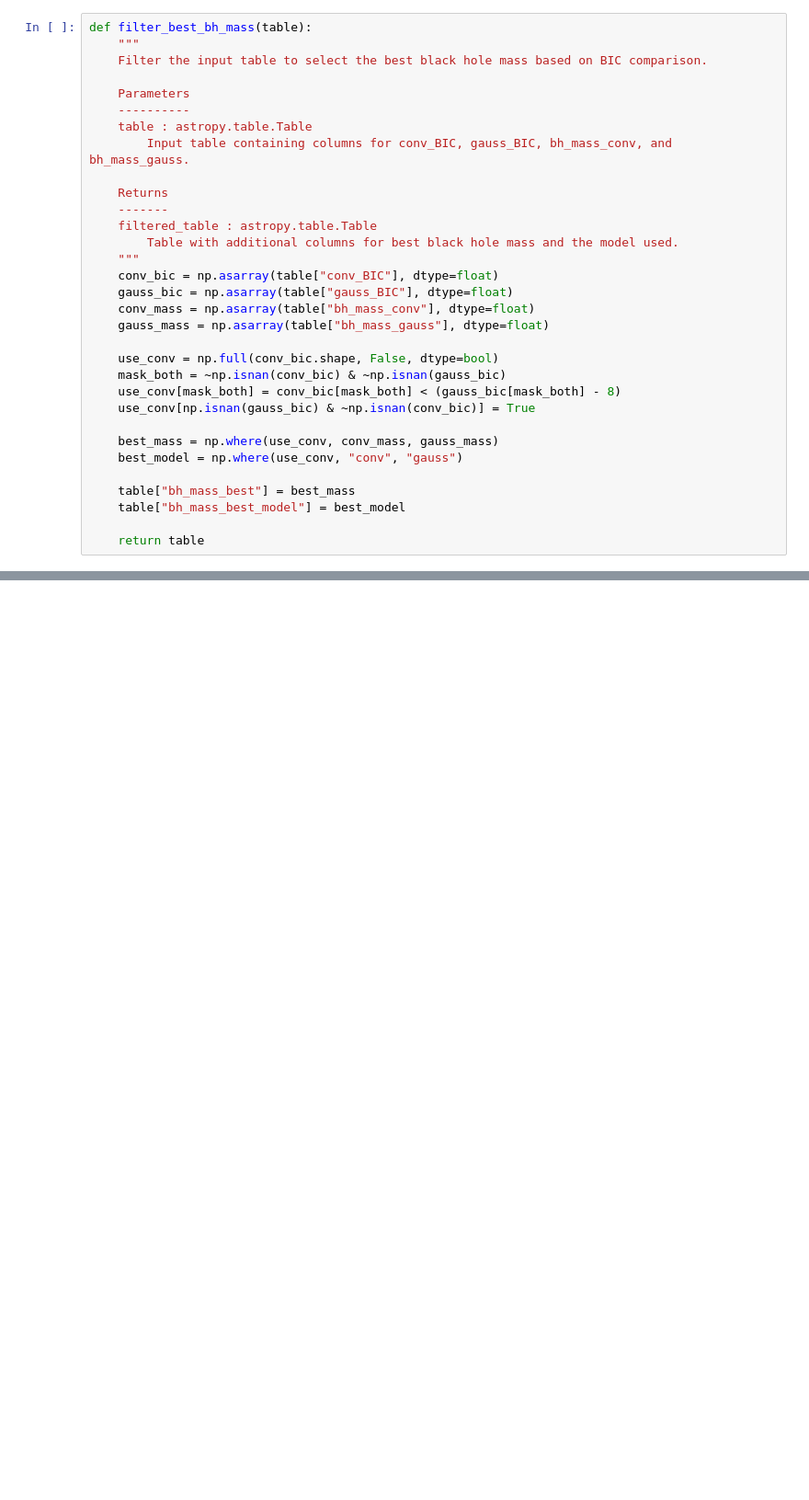
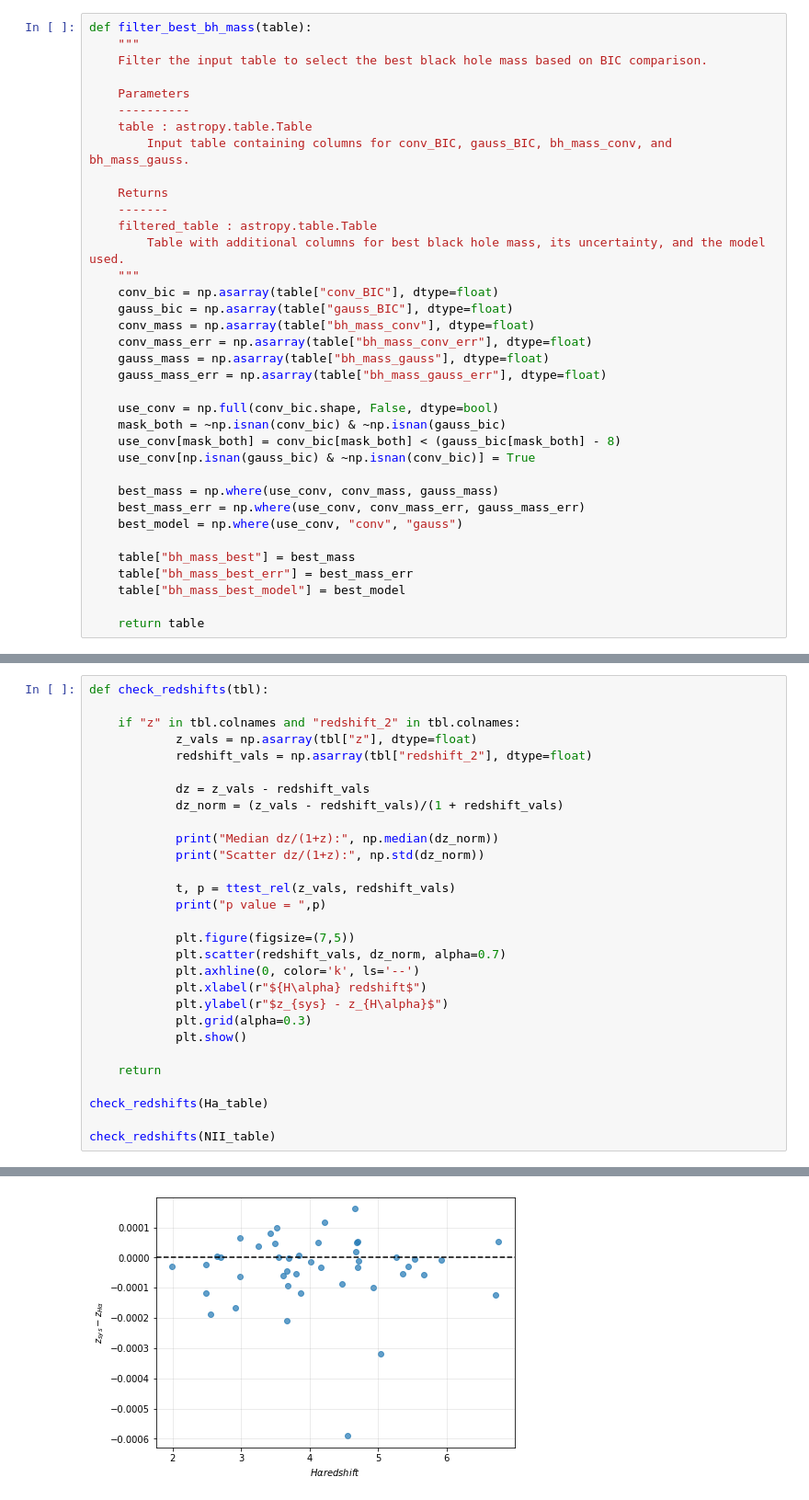
Before and after one commit to a-tg161/Summer_project, a Jupyter notebook: open_data.ipynb, the cells around one changed output, grey strips where cells are left out. Shown at 92% size. Saved outputs shown, nothing was run; the diff lists cells and outputs as text; blank space fills up the shorter version.

Commit message:
New tables and also cutout code in progress

```diff
--- a/open_data.ipynb
+++ b/open_data.ipynb
@@ -29,12 +31,14 @@ def filter_best_bh_mass(table):
     Returns
     -------
     filtered_table : astropy.table.Table
-        Table with additional columns for best black hole mass and the model used.
+        Table with additional columns for best black hole mass, its uncertainty, and the model used.
     """
     conv_bic = np.asarray(table["conv_BIC"], dtype=float)
     gauss_bic = np.asarray(table["gauss_BIC"], dtype=float)
     conv_mass = np.asarray(table["bh_mass_conv"], dtype=float)
+    conv_mass_err = np.asarray(table["bh_mass_conv_err"], dtype=float)
     gauss_mass = np.asarray(table["bh_mass_gauss"], dtype=float)
+    gauss_mass_err = np.asarray(table["bh_mass_gauss_err"], dtype=float)
 
     use_conv = np.full(conv_bic.shape, False, dtype=bool)
     mask_both = ~np.isnan(conv_bic) & ~np.isnan(gauss_bic)
@@ -42,9 +46,11 @@ def filter_best_bh_mass(table):
     use_conv[np.isnan(gauss_bic) & ~np.isnan(conv_bic)] = True
 
     best_mass = np.where(use_conv, conv_mass, gauss_mass)
+    best_mass_err = np.where(use_conv, conv_mass_err, gauss_mass_err)
     best_model = np.where(use_conv, "conv", "gauss")
 
     table["bh_mass_best"] = best_mass
+    table["bh_mass_best_err"] = best_mass_err
     table["bh_mass_best_model"] = best_model
 
     return table
@@ -147,0 +160,30 @@ Columns:
+# %%
+def check_redshifts(tbl):
+
+    if "z" in tbl.colnames and "redshift_2" in tbl.colnames:
+            z_vals = np.asarray(tbl["z"], dtype=float)
+            redshift_vals = np.asarray(tbl["redshift_2"], dtype=float)
+
+            dz = z_vals - redshift_vals
+            dz_norm = (z_vals - redshift_vals)/(1 + redshift_vals)
+
+            print("Median dz/(1+z):", np.median(dz_norm))
+            print("Scatter dz/(1+z):", np.std(dz_norm))
+
+            t, p = ttest_rel(z_vals, redshift_vals)
+            print("p value = ",p)
+
+            plt.figure(figsize=(7,5))
+            plt.scatter(redshift_vals, dz_norm, alpha=0.7)
+            plt.axhline(0, color='k', ls='--')
+            plt.xlabel(r"${H\alpha} redshift$")
+            plt.ylabel(r"$z_{sys} - z_{H\alpha}$")
+            plt.grid(alpha=0.3)
+            plt.show()
+
+    return
+
+check_redshifts(Ha_table)
+
+check_redshifts(NII_table)
+# %% [output]
@@ -147,0 +193 @@ Columns:
+[figure, added]
```
Also changed, not shown: parts of 7 cells of this notebook, 3 other files.
